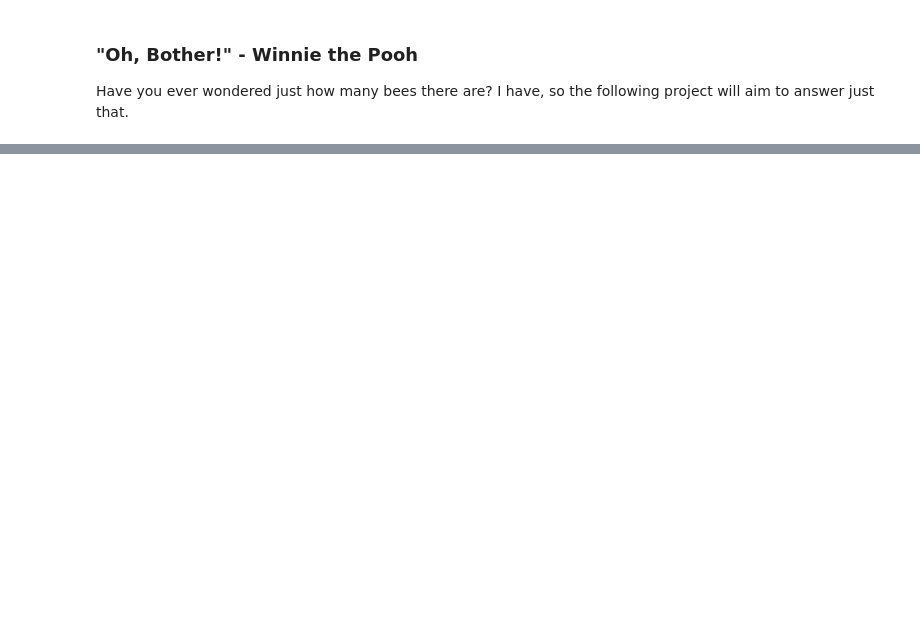
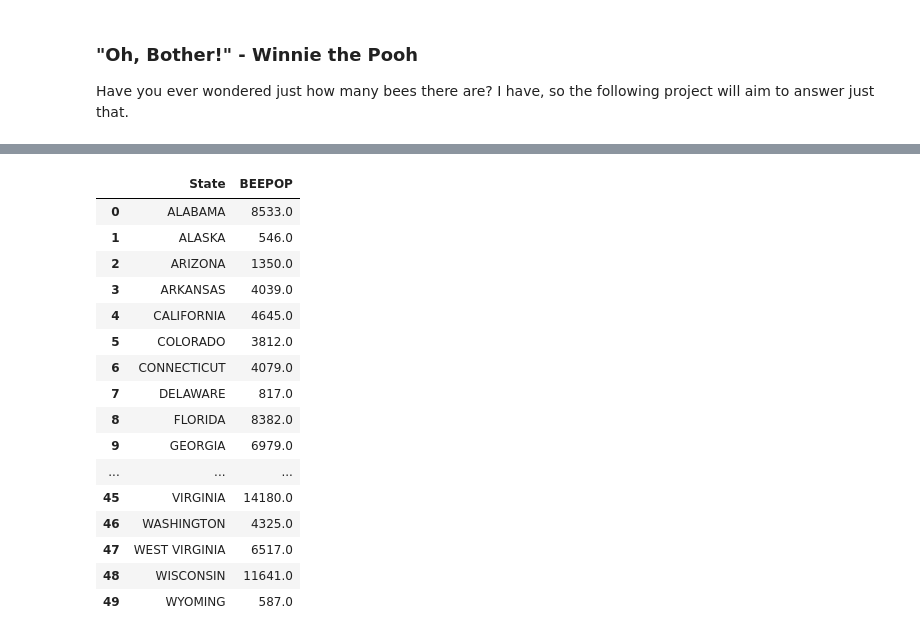
Before and after one commit to curtiscoleman/save_the_bees, a Jupyter notebook: Workbook.ipynb, the cells around one changed output, grey strips where cells are left out. Cells and saved outputs as stored; diff of their text form; code cells hidden in the pictures; blank space fills up the shorter version.

```diff
--- a/Workbook.ipynb
+++ b/Workbook.ipynb
@@ -21,3 +22,26 @@ bee_data.head()
+# %%
+year_select = bee_data[bee_data['Year'].between(2010,2012)]
+clean_bee_data = year_select.groupby('State')['Value'].sum().reset_index()
+clean_bee_data.rename(columns={'Value': 'BEEPOP'}, inplace=True)
+clean_bee_data
+# %% [output]
+|  | State | BEEPOP |
+| 0 | ALABAMA | 8533.0 |
+| 1 | ALASKA | 546.0 |
+| 2 | ARIZONA | 1350.0 |
+| 3 | ARKANSAS | 4039.0 |
+| 4 | CALIFORNIA | 4645.0 |
+| 5 | COLORADO | 3812.0 |
+| 6 | CONNECTICUT | 4079.0 |
+| 7 | DELAWARE | 817.0 |
+| 8 | FLORIDA | 8382.0 |
+| 9 | GEORGIA | 6979.0 |
+| ... | ... | ... |
+| 45 | VIRGINIA | 14180.0 |
+| 46 | WASHINGTON | 4325.0 |
+| 47 | WEST VIRGINIA | 6517.0 |
+| 48 | WISCONSIN | 11641.0 |
+| 49 | WYOMING | 587.0 |
 # %%
 us_data.head()
 # %% [output]
```
Also changed, not shown: parts of 5 cells of this notebook.
